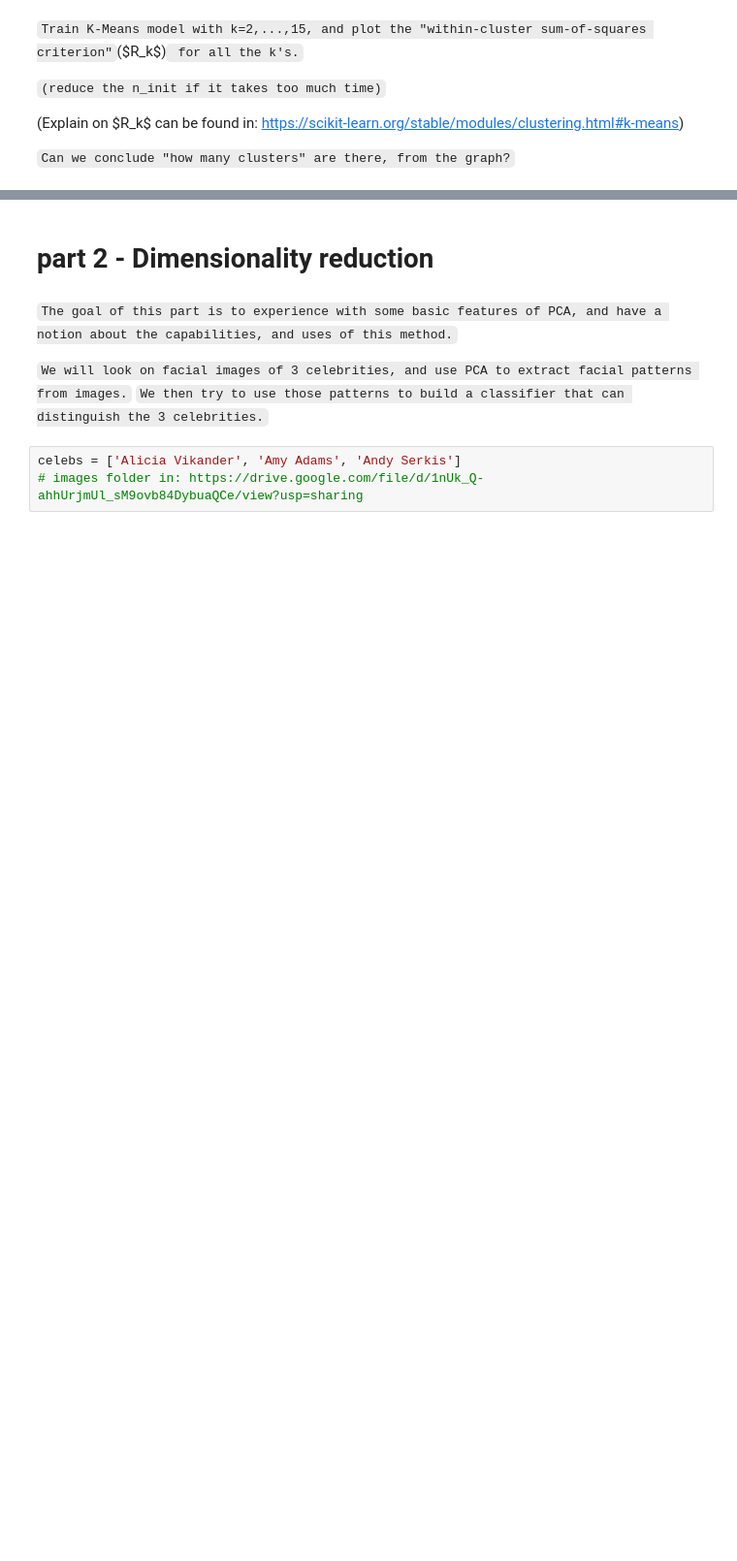
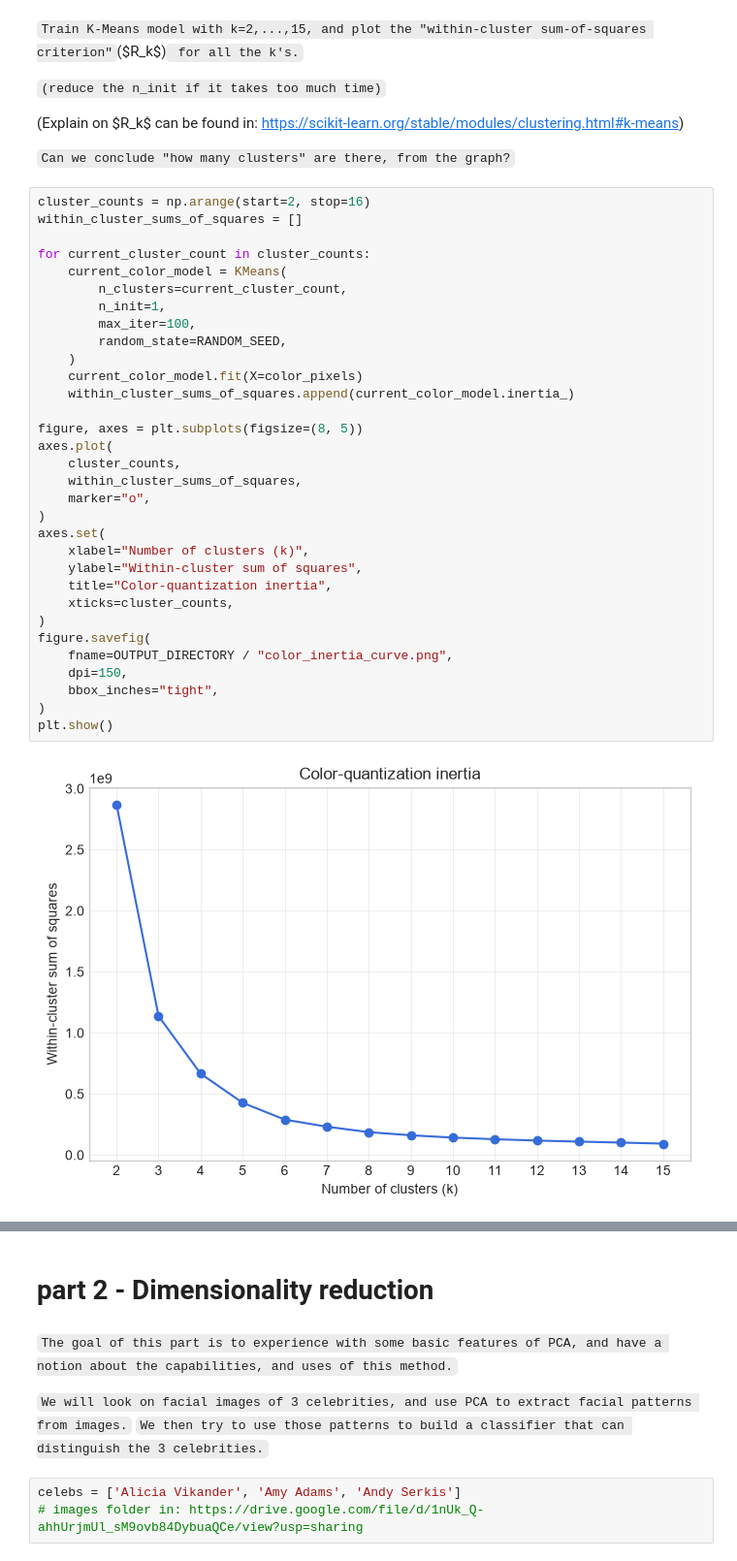
Before and after one commit to Avraham2489/DS_Training, a Jupyter notebook: D - ML/unsupervised/exercise/__clustering_exercise.ipynb, the cells around one changed output, grey strips where cells are left out. Shown at 97% size. Drawn from its saved outputs; the diff is of its cells as text; blank space fills up the shorter version.

````diff
--- a/D - ML/unsupervised/exercise/__clustering_exercise.ipynb
+++ b/D - ML/unsupervised/exercise/__clustering_exercise.ipynb
@@ -56,3 +173,37 @@ from sklearn.cluster import KMeans
 (Explain on $R_k$ can be found in: https://scikit-learn.org/stable/modules/clustering.html#k-means)
 
 ```Can we conclude "how many clusters" are there, from the graph?```
+# %%
+cluster_counts = np.arange(start=2, stop=16)
+within_cluster_sums_of_squares = []
+
+for current_cluster_count in cluster_counts:
+    current_color_model = KMeans(
+        n_clusters=current_cluster_count,
+        n_init=1,
+        max_iter=100,
+        random_state=RANDOM_SEED,
+    )
+    current_color_model.fit(X=color_pixels)
+    within_cluster_sums_of_squares.append(current_color_model.inertia_)
+
+figure, axes = plt.subplots(figsize=(8, 5))
+axes.plot(
+    cluster_counts,
+    within_cluster_sums_of_squares,
+    marker="o",
+)
+axes.set(
+    xlabel="Number of clusters (k)",
+    ylabel="Within-cluster sum of squares",
+    title="Color-quantization inertia",
+    xticks=cluster_counts,
+)
+figure.savefig(
+    fname=OUTPUT_DIRECTORY / "color_inertia_curve.png",
+    dpi=150,
+    bbox_inches="tight",
+)
+plt.show()
+# %% [output]
+[figure, added]
````
Also changed, not shown: parts of 29 cells of this notebook, 3 other files.
